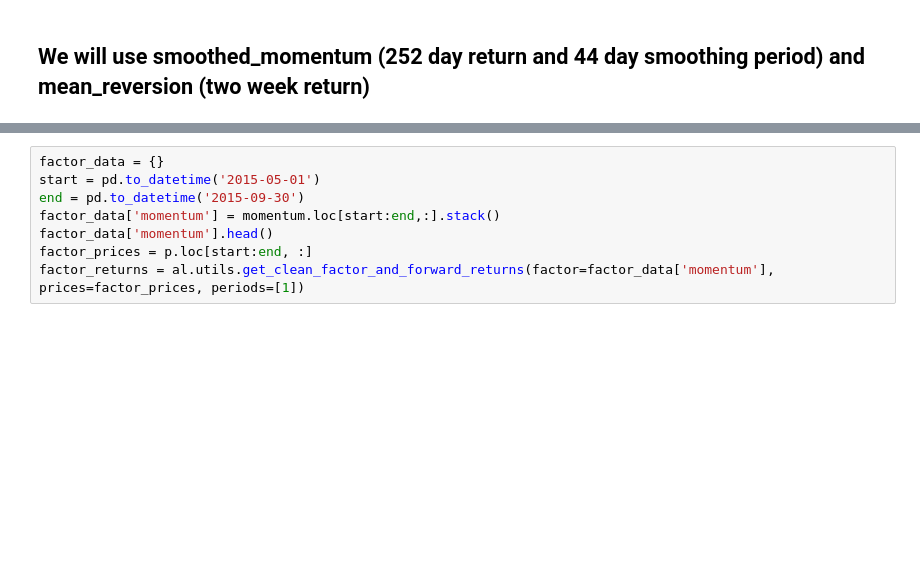
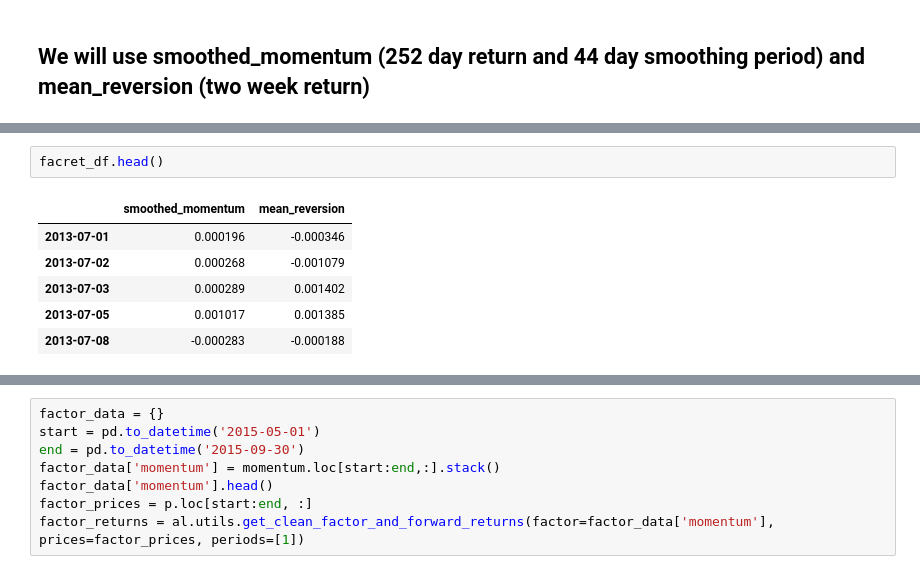
Before and after one commit to rwuebker/backtesting, a Jupyter notebook: scipy_optimize/scipy_optimizer.ipynb, the cells around one changed output, grey strips where cells are left out. Drawn from its saved outputs; the diff is of its cells as text; blank space fills up the shorter version.

```diff
--- a/scipy_optimize/scipy_optimizer.ipynb
+++ b/scipy_optimize/scipy_optimizer.ipynb
@@ -566,0 +669,9 @@ NVR         1.466929  20130701
+# %%
+facret_df.head()
+# %% [output]
+|  | smoothed_momentum | mean_reversion |
+| 2013-07-01 | 0.000196 | -0.000346 |
+| 2013-07-02 | 0.000268 | -0.001079 |
+| 2013-07-03 | 0.000289 | 0.001402 |
+| 2013-07-05 | 0.001017 | 0.001385 |
+| 2013-07-08 | -0.000283 | -0.000188 |
```
Also changed, not shown: parts of 14 cells of this notebook.
